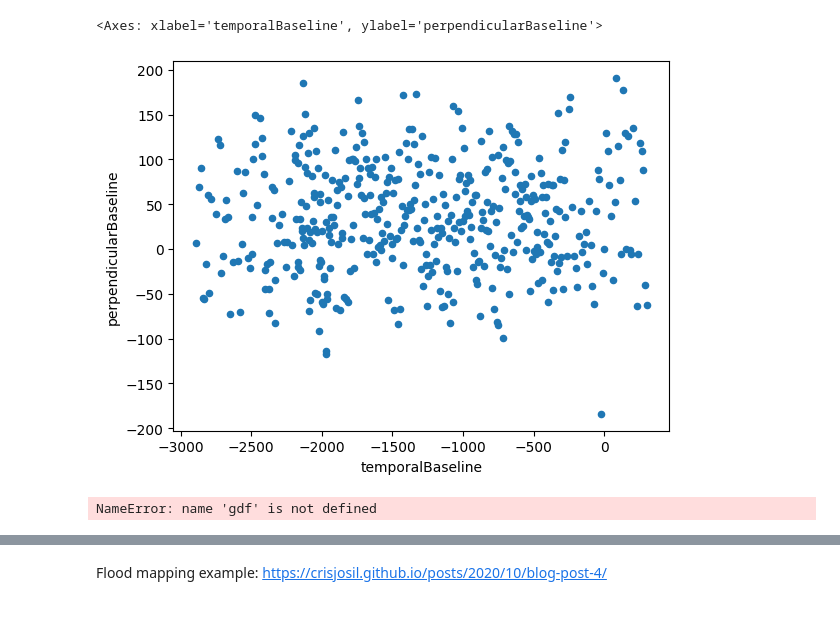
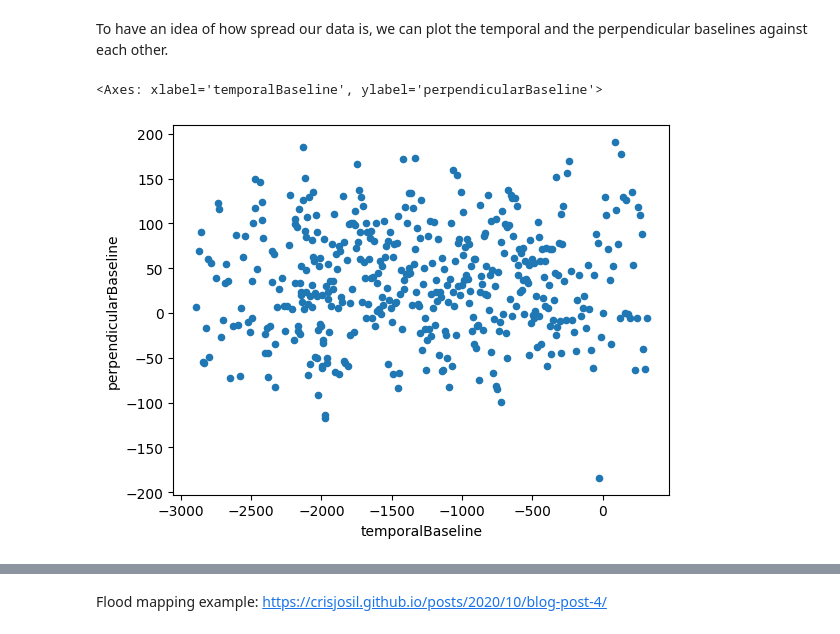
Before and after one commit to loreabad6/ogh23, a Jupyter notebook: notebooks/jupyter/sentinel1.ipynb, the cells around one changed output, grey strips where cells are left out. Cells and saved outputs as stored; diff of their text form; code cells hidden in the pictures.

```diff
--- a/notebooks/jupyter/sentinel1.ipynb
+++ b/notebooks/jupyter/sentinel1.ipynb
@@ -11,0 +30,4 @@ date_end = "2022/10/01"
+# %%
+footprint = gpd.read_file("../../data/poznan.geojson").to_wkt()
+date_start = "2022/05/01"
+date_end = "2022/10/01"
@@ -12,9 +38,7 @@ date_end = "2022/10/01"
 # %%
 products = asf.geo_search(platform=[asf.PLATFORM.SENTINEL1],
-                          intersectsWith=footprint,
+                          intersectsWith=footprint.geometry[0],
                           processingLevel=[asf.PRODUCT_TYPE.SLC],
                           start=date_start,
                           end=date_end,
                           maxResults=10)
-products_df = pd.DataFrame([p.properties for p in products])
-products_df
@@ -98,0 +67,2 @@ gdf.columns.tolist()
+# %%
+stack = products[0].stack()
@@ -98,0 +75,3 @@ gdf.columns.tolist()
+# %%
+stack_df = pd.DataFrame([p.properties for p in stack])
+stack_df
@@ -99,9 +92,7 @@ gdf.columns.tolist()
+# %% [markdown]
+To have an idea of how spread our data is, we can plot the temporal and the perpendicular baselines against each other.
 # %%
-gdf.plot.scatter(x="temporalBaseline", y="perpendicularBaseline")
+stack_df.plot.scatter(x="temporalBaseline", y="perpendicularBaseline")
 # %% [output]
 <Axes: xlabel='temporalBaseline', ylabel='perpendicularBaseline'>
-[figure, old version]
+[figure, new version]
-# %%
-gdf.explore(column="perpendicularBaseline", style_kwds=dict(opacity=0.1, fillOpacity=0.1))
-# %% [output]
-NameError: name 'gdf' is not defined
```
Also changed, not shown: parts of 51 cells of this notebook.
